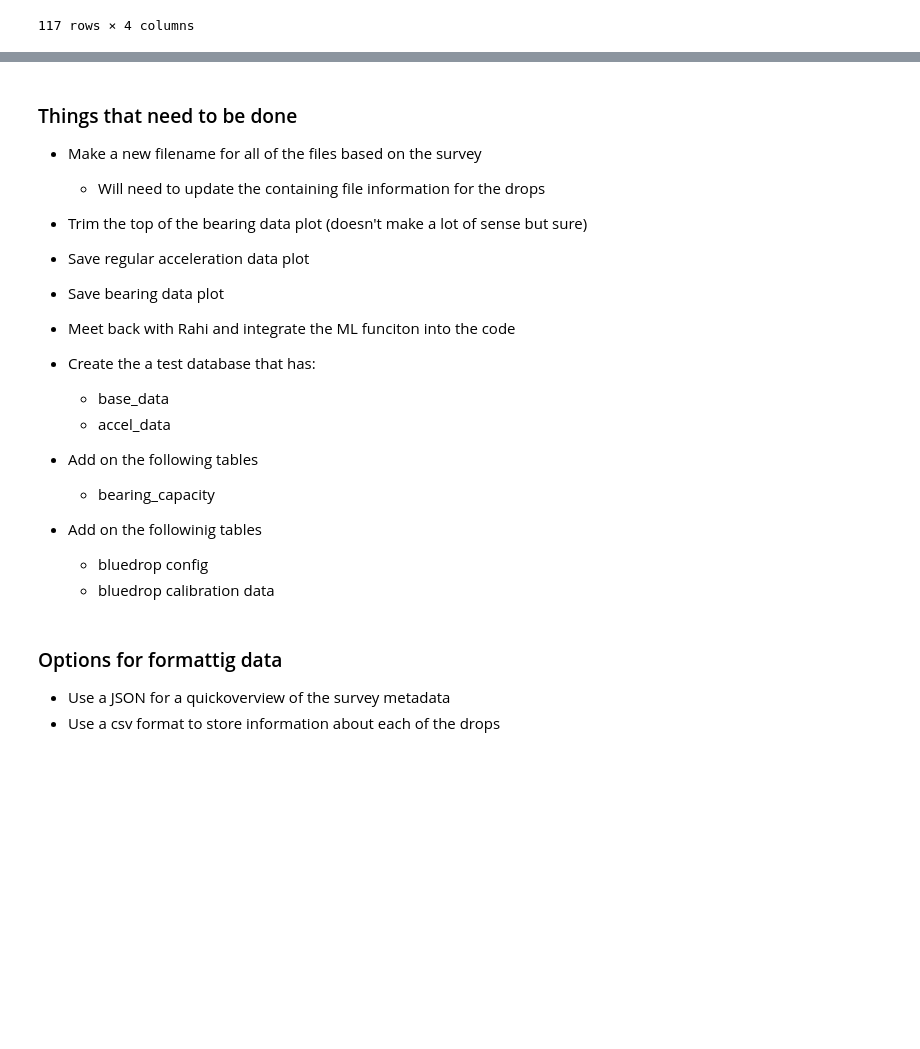
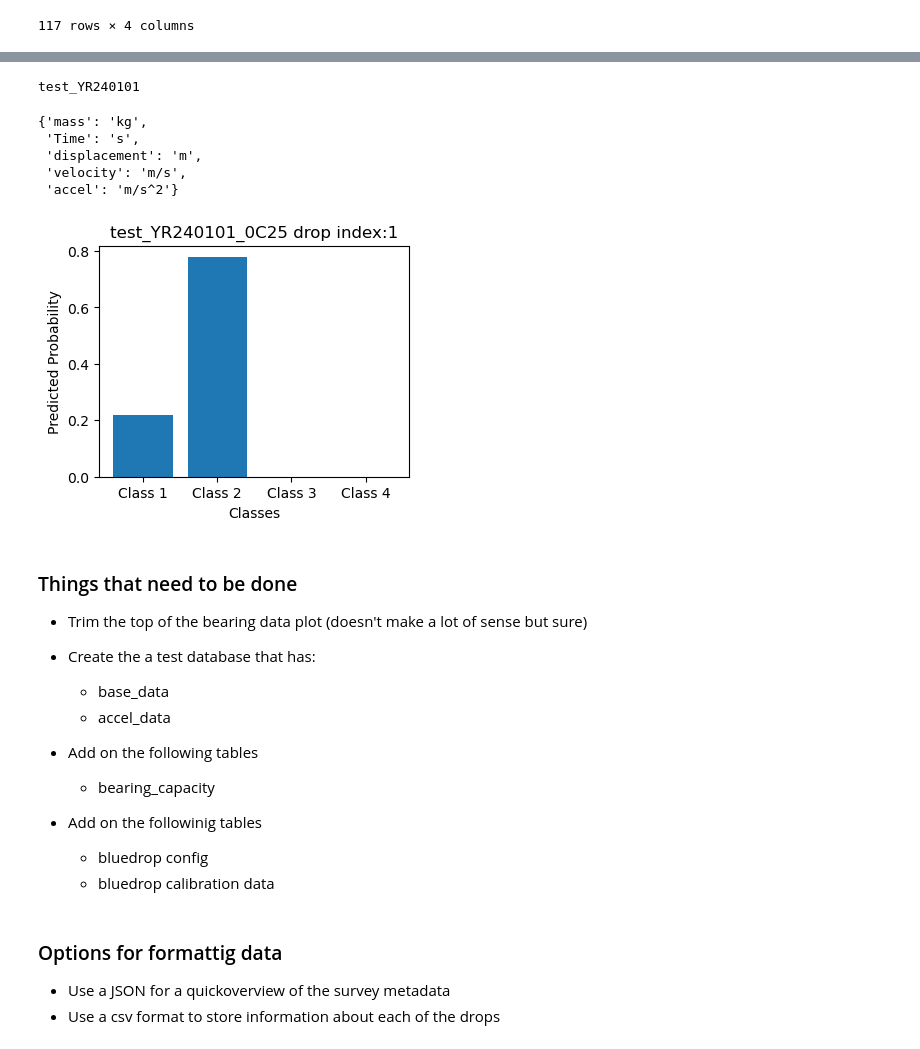
Before and after one commit to stevADUS/BlueDrop_Analysis_Lib, a Jupyter notebook: BlueDrop_Analysis_example_v2.ipynb, the cells around one changed output, grey strips where cells are left out. Cells and saved outputs as stored; diff of their text form; code cells hidden in the pictures; blank space fills up the shorter version.

Commit message:
Updated random forest class

```diff
--- a/BlueDrop_Analysis_example_v2.ipynb
+++ b/BlueDrop_Analysis_example_v2.ipynb
@@ -211,0 +186,25 @@ Concat accel stored: True
+# %%
+# Input fake date information
+survey_year = "24"
+survey_month = "01"
+survey_start_day = "01"
+
+survey_name = test_folder.survey_name
+survey_id = "{}_YR{}{}{}".format(survey_name, survey_year, survey_month, survey_start_day)
+print(survey_id)
+file.new_pffp_file_name(survey_id=survey_id)
+# %% [output]
+test_YR240101
+# %%
+from lib.machine_learning.randomForestClass import RandForest
+
+ML_model_dir = r"lib\machine_learning\machine_learning_models\random_forest_model.joblib"
+rand_forest_model = RandForest(name="{} drop index:{}".format(file.file_name, drop.file_drop_index), model_dir=ML_model_dir )
+# %%
+drop.units
+# %% [output]
+{'mass': 'kg',
+ 'Time': 's',
+ 'displacement': 'm',
+ 'velocity': 'm/s',
+ 'accel': 'm/s^2'}
@@ -212,12 +213,23 @@ Concat accel stored: True
+# %%
+accel_unit = drop.units["accel"]
+displacement_unit = drop.units["displacement"]
+max_displacement = drop.impulse_df["displacement"].max()
+max_accel = drop.impulse_df["accel"].max()
+
+max_accel = convert_accel_units(max_accel, accel_unit, "g")  # Convert to g's
+max_displacement = convert_length_units(max_displacement, displacement_unit, "cm") # Convert to centimeters
+
+output= rand_forest_model.predict_probability(accel_data=max_accel, max_displacement=max_displacement)[0]
+# %%
+rand_forest_model.plot_prediction(output, fig_size=[4,3],
+                                  title = "{} drop index:{}".format(drop.containing_file[:-4], drop.file_drop_index)
+                                  )
+# %% [output]
+[figure, added]
 # %% [markdown]
 ### Things that need to be done
-* Make a new filename for all of the files based on the survey
-  * Will need to update the containing file information for the drops
 
 * Trim the top of the bearing data plot (doesn't make a lot of sense but sure)
-* Save regular acceleration data plot
-* Save bearing data plot
-* Meet back with Rahi and integrate the ML funciton into the code
 
 * Create the a test database that has:
   * base_data
```
Also changed, not shown: parts of 7 cells of this notebook, 6 other files.
